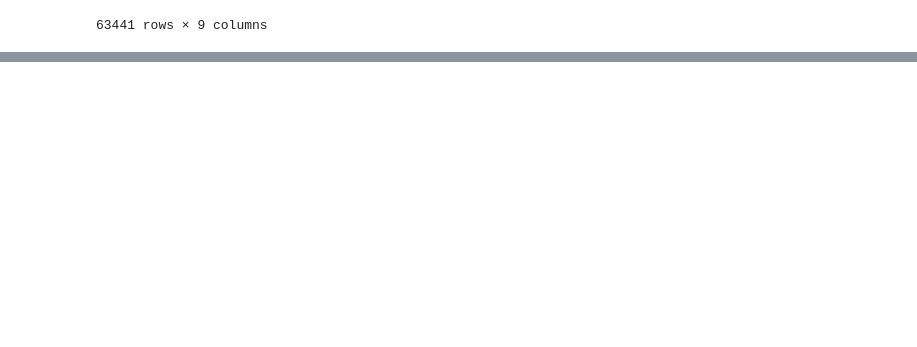
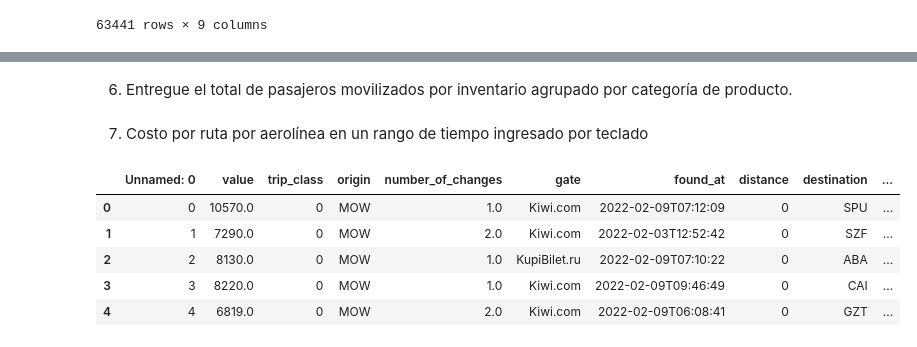
Before and after one commit to juandahur/ML-UdeA-Reto-Tec, a Jupyter notebook: Reto_Tecnologico.ipynb, the cells around one changed output, grey strips where cells are left out. Saved outputs shown, nothing was run; the diff lists cells and outputs as text; code cells hidden in the pictures; blank space fills up the shorter version.

```diff
--- a/Reto_Tecnologico.ipynb
+++ b/Reto_Tecnologico.ipynb
@@ -171,0 +207,15 @@ origen_destino[['Nombre','Fecha','Origen','Nombre.1','Pais Origen','Destino','No
+# %% [markdown]
+6. Entregue el total de pasajeros movilizados por inventario agrupado por categoría
+de producto.
+# %% [markdown]
+7. Costo por ruta por aerolínea en un rango de tiempo ingresado por
+teclado
+# %%
+ticket_dataset.head(5)
+# %% [output]
+|  | Unnamed: 0 | value | trip_class | origin | number_of_changes | gate | found_at | distance | destination | ... |
+| 0 | 0 | 10570.0 | 0 | MOW | 1.0 | Kiwi.com | 2022-02-09T07:12:09 | 0 | SPU | ... |
+| 1 | 1 | 7290.0 | 0 | MOW | 2.0 | Kiwi.com | 2022-02-03T12:52:42 | 0 | SZF | ... |
+| 2 | 2 | 8130.0 | 0 | MOW | 1.0 | KupiBilet.ru | 2022-02-09T07:10:22 | 0 | ABA | ... |
+| 3 | 3 | 8220.0 | 0 | MOW | 1.0 | Kiwi.com | 2022-02-09T09:46:49 | 0 | CAI | ... |
+| 4 | 4 | 6819.0 | 0 | MOW | 2.0 | Kiwi.com | 2022-02-09T06:08:41 | 0 | GZT | ... |
```
Also changed, not shown: parts of 23 cells of this notebook.
